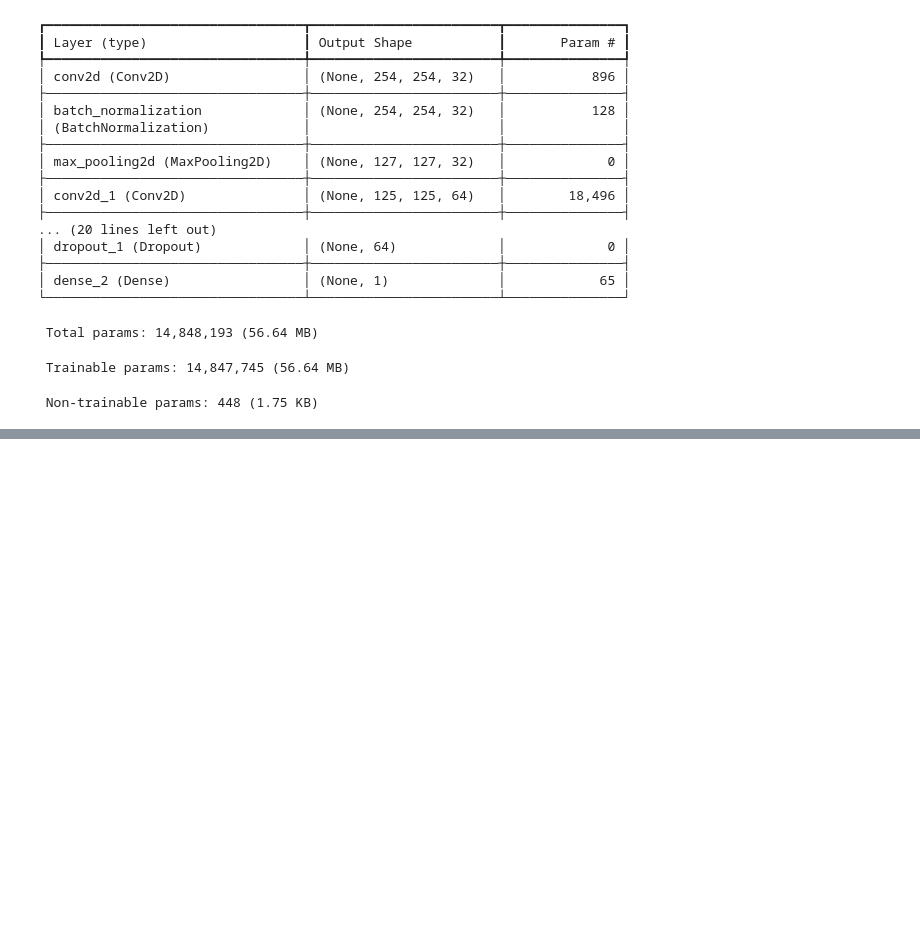
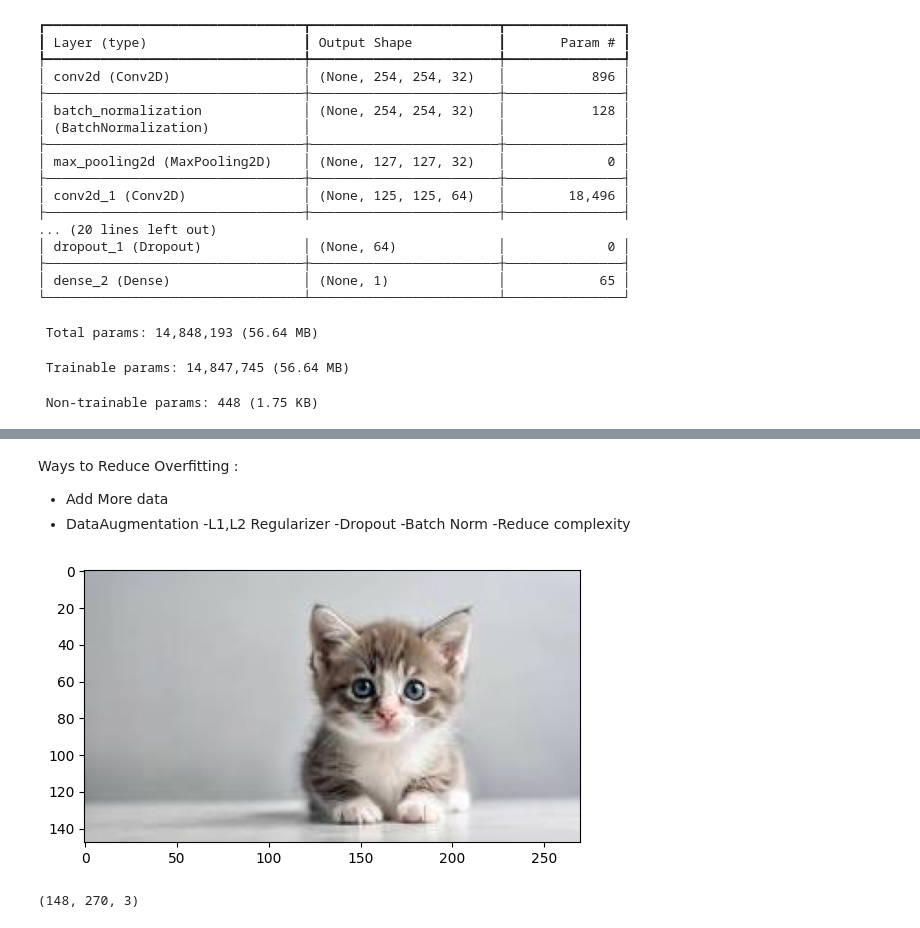
Before and after one commit to adityakaldhone09/dog-vs-cat-cnn-classifier, a Jupyter notebook: model.ipynb, the cells around one changed output, grey strips where cells are left out. Saved outputs shown, nothing was run; the diff lists cells and outputs as text; code cells hidden in the pictures; blank space fills up the shorter version.

```diff
--- a/model.ipynb
+++ b/model.ipynb
@@ -160,0 +175,25 @@ plt.show()
+# %% [markdown]
+Ways to Reduce Overfitting :
+* Add More data
+* DataAugmentation
+-L1,L2 Regularizer
+-Dropout
+-Batch Norm
+-Reduce complexity
+# %%
+# Load and display a test image
+import cv2
+import matplotlib.pyplot as plt
+
+test_img = cv2.imread('/content/Test_cat.jpeg')
+
+test_img_rgb = cv2.cvtColor(test_img, cv2.COLOR_BGR2RGB)
+plt.imshow(test_img_rgb)
+plt.show()
+# %% [output]
+[figure, added]
+# %%
+# Check the shape of the test image
+test_img.shape
+# %% [output]
+(148, 270, 3)
```
Also changed, not shown: parts of 19 cells of this notebook.
